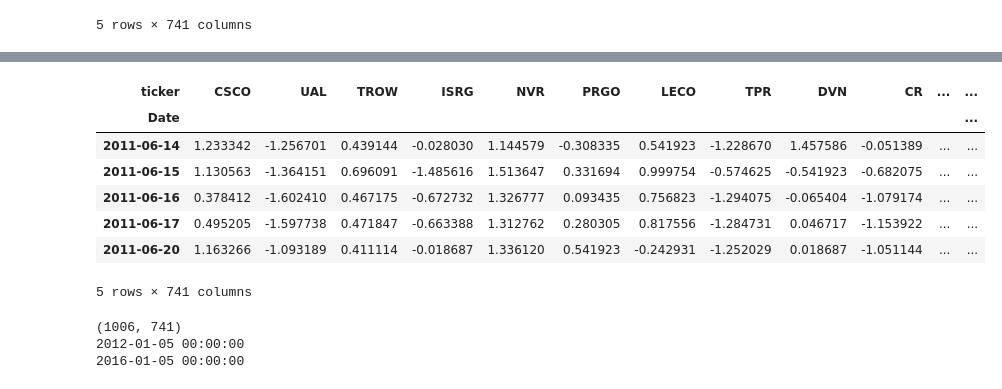
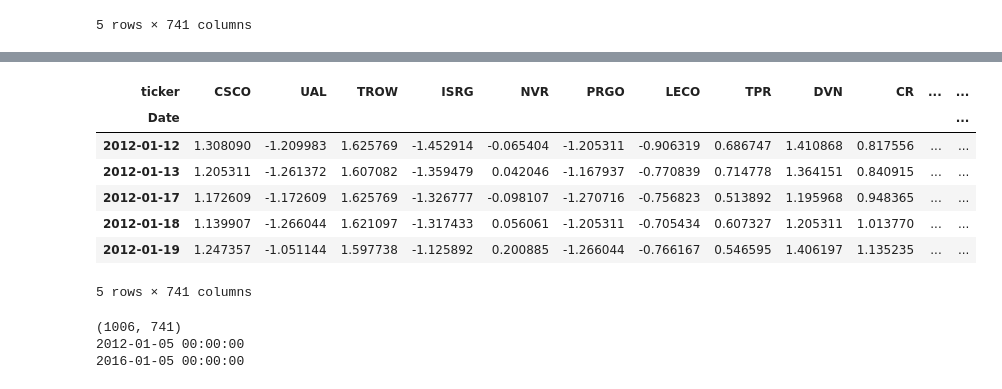
Before and after one commit to rwuebker/backtesting, a Jupyter notebook: scipy_optimize/scipy_optimizer.ipynb, the cells around one changed output, grey strips where cells are left out. Cells and saved outputs as stored; diff of their text form; code cells hidden in the pictures.

```diff
--- a/scipy_optimize/scipy_optimizer.ipynb
+++ b/scipy_optimize/scipy_optimizer.ipynb
@@ -127,7 +127,7 @@ def create_artificial_factor(first_window, second_window, prices, sector_data):
     rolling = prices.pct_change().dropna().rolling(first_window).mean().dropna()
     winners = rolling[rolling > 0].mean(axis=1)
     losers = rolling[rolling <= 0].mean(axis=1)
-    result = winners - losers
+    result = winners.subtract(losers)
     df = pd.DataFrame(columns=rolling.columns)
     for day in result.index[second_window:]:
         end = day
@@ -146,14 +146,14 @@ def create_artificial_factor(first_window, second_window, prices, sector_data):
         means = df.loc[:, col_filter].mean(axis=1)
         df.loc[:, col_filter] = df.loc[:, col_filter].subtract(means, axis=0)
 
-    ranked = df.rank(axis=1, method='first', ascending=False)
+    ranked = df.rank(axis=1, method='first')
     means = ranked.mean(axis=1)
     stds = ranked.std(axis=1)
     demeaned = ranked.subtract(means, axis=0)
     zscored = demeaned.div(stds, axis=0)
     return zscored
 # %%
-artificial_factor = create_artificial_factor(first_window=10, second_window=100, prices=p, sector_data=sector_data)
+artificial_factor = create_artificial_factor(first_window=5, second_window=252, prices=p, sector_data=sector_data)
 print(artificial_factor.shape)
 print(artificial_factor.index[0])
 print(artificial_factor.index[-1])
@@ -164,11 +164,11 @@ artificial_factor.head()
 2016-01-05 00:00:00
 | ticker | CSCO | UAL | TROW | ISRG | NVR | PRGO | LECO | TPR | DVN | CR | ... | ... |
 | Date |  |  |  |  |  |  |  |  |  |  |  | ... |
-| 2011-06-14 | 1.233342 | -1.256701 | 0.439144 | -0.028030 | 1.144579 | -0.308335 | 0.541923 | -1.228670 | 1.457586 | -0.051389 | ... | ... |
-| 2011-06-15 | 1.130563 | -1.364151 | 0.696091 | -1.485616 | 1.513647 | 0.331694 | 0.999754 | -0.574625 | -0.541923 | -0.682075 | ... | ... |
-| 2011-06-16 | 0.378412 | -1.602410 | 0.467175 | -0.672732 | 1.326777 | 0.093435 | 0.756823 | -1.294075 | -0.065404 | -1.079174 | ... | ... |
-| 2011-06-17 | 0.495205 | -1.597738 | 0.471847 | -0.663388 | 1.312762 | 0.280305 | 0.817556 | -1.284731 | 0.046717 | -1.153922 | ... | ... |
-| 2011-06-20 | 1.163266 | -1.093189 | 0.411114 | -0.018687 | 1.336120 | 0.541923 | -0.242931 | -1.252029 | 0.018687 | -1.051144 | ... | ... |
+| 2012-01-12 | 1.308090 | -1.209983 | 1.625769 | -1.452914 | -0.065404 | -1.205311 | -0.906319 | 0.686747 | 1.410868 | 0.817556 | ... | ... |
+| 2012-01-13 | 1.205311 | -1.261372 | 1.607082 | -1.359479 | 0.042046 | -1.167937 | -0.770839 | 0.714778 | 1.364151 | 0.840915 | ... | ... |
+| 2012-01-17 | 1.172609 | -1.172609 | 1.625769 | -1.326777 | -0.098107 | -1.270716 | -0.756823 | 0.513892 | 1.195968 | 0.948365 | ... | ... |
+| 2012-01-18 | 1.139907 | -1.266044 | 1.621097 | -1.317433 | 0.056061 | -1.205311 | -0.705434 | 0.607327 | 1.205311 | 1.013770 | ... | ... |
+| 2012-01-19 | 1.247357 | -1.051144 | 1.597738 | -1.125892 | 0.200885 | -1.266044 | -0.766167 | 0.546595 | 1.406197 | 1.135235 | ... | ... |
 5 rows × 741 columns
 # %%
 def create_momentum_factor(prices, sector_data):
```
Also changed, not shown: parts of 4 cells of this notebook.
